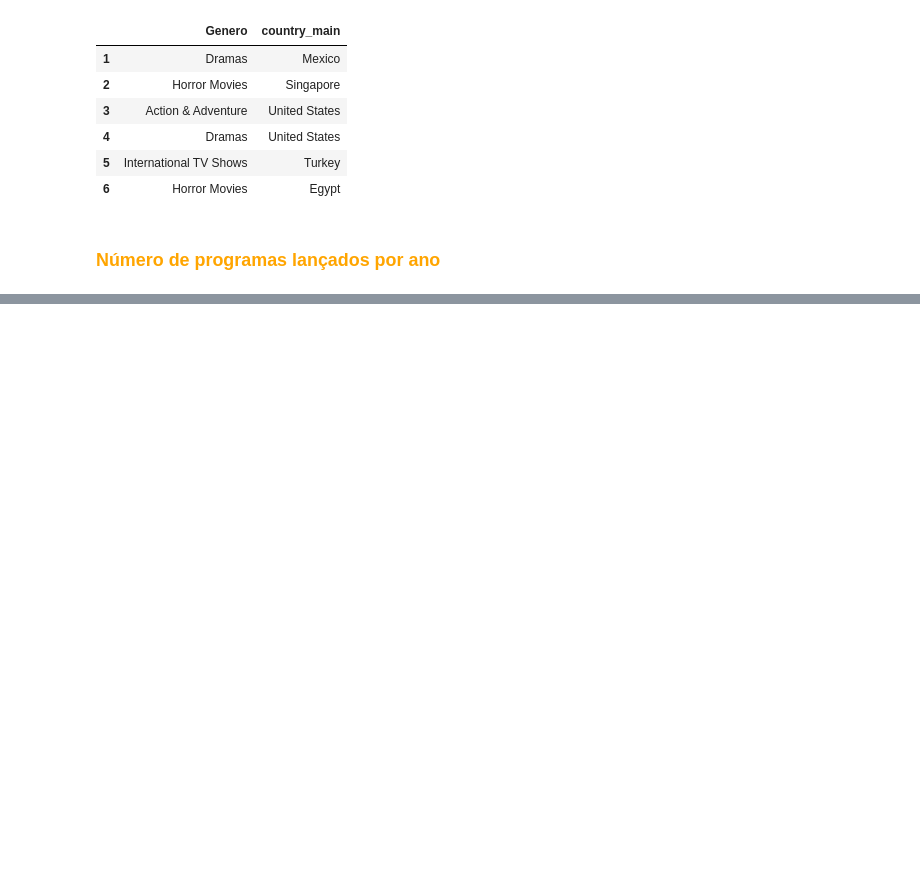
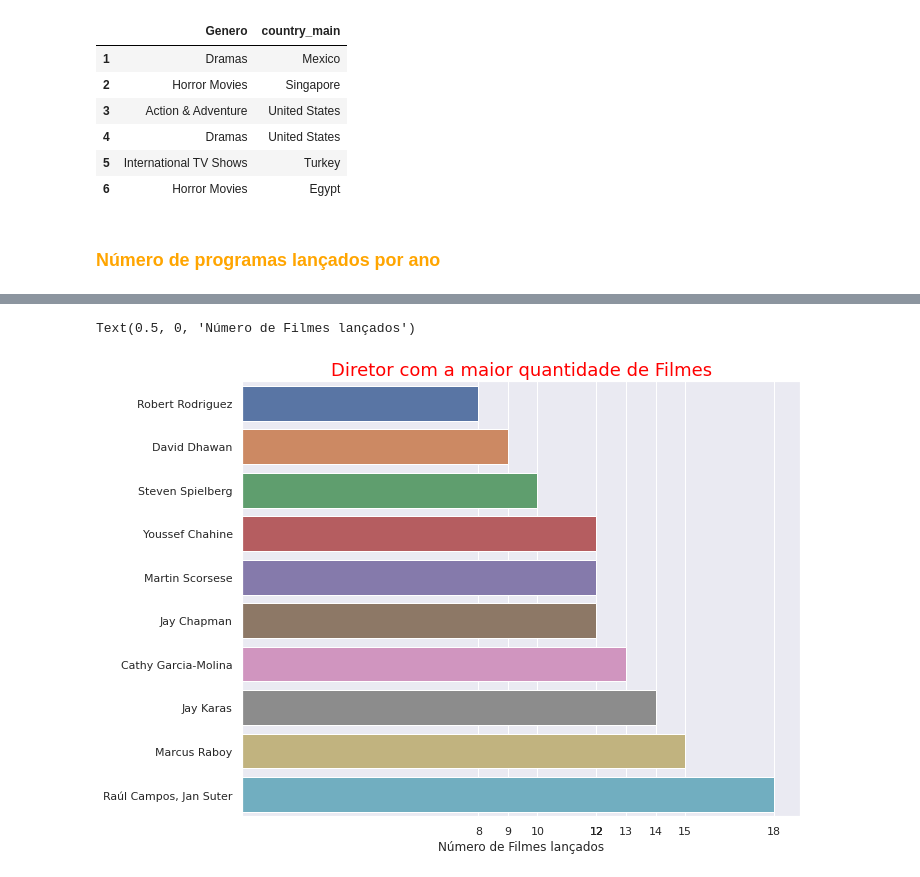
Before and after one commit to EddyGiusepe/Sistema_RECOMENDACION_Netflix, a Jupyter notebook: Netflix_RECOMMENDATION.ipynb, the cells around one changed output, grey strips where cells are left out. Cells and saved outputs as stored; diff of their text form; code cells hidden in the pictures; blank space fills up the shorter version.

```diff
--- a/Netflix_RECOMMENDATION.ipynb
+++ b/Netflix_RECOMMENDATION.ipynb
@@ -678,0 +698,9 @@ release = df["release_year"].value_counts()
+# %%
+plt.figure(figsize=(10, 8))
+sns.barplot(y=movie_df.director.value_counts()[:10].sort_values().index, x=movie_df.director.value_counts()[:10].sort_values().values)
+plt.title("Diretor com a maior quantidade de Filmes", color="red", fontsize=18)
+plt.xticks(movie_df.director.value_counts()[:10].sort_values().values)
+plt.xlabel("Número de Filmes lançados")
+# %% [output]
+Text(0.5, 0, 'Número de Filmes lançados')
+[figure, added]
```
Also changed, not shown: parts of 3 cells of this notebook.
